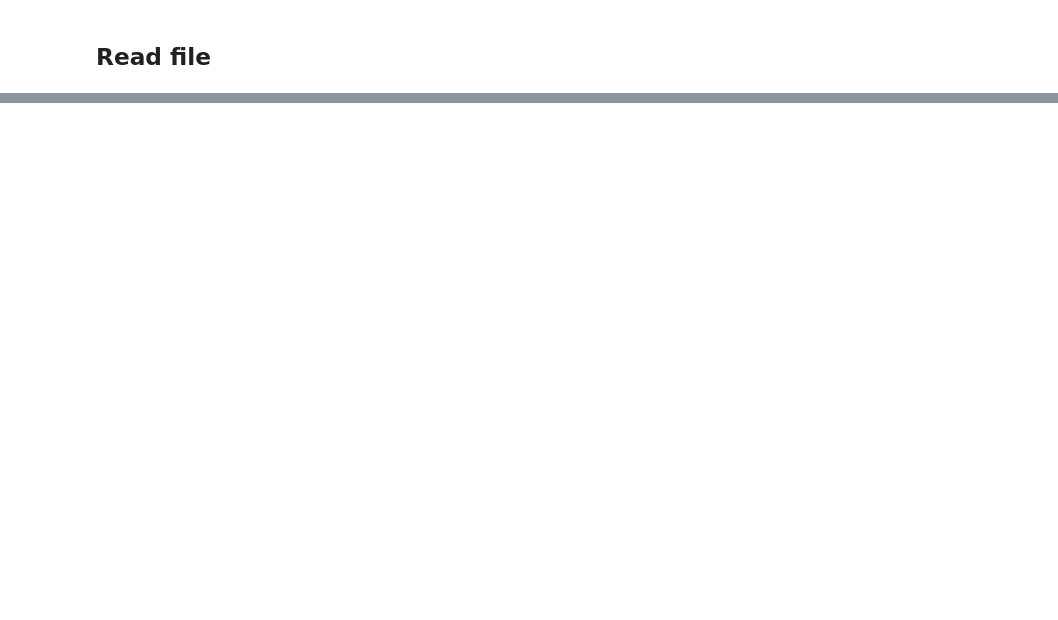
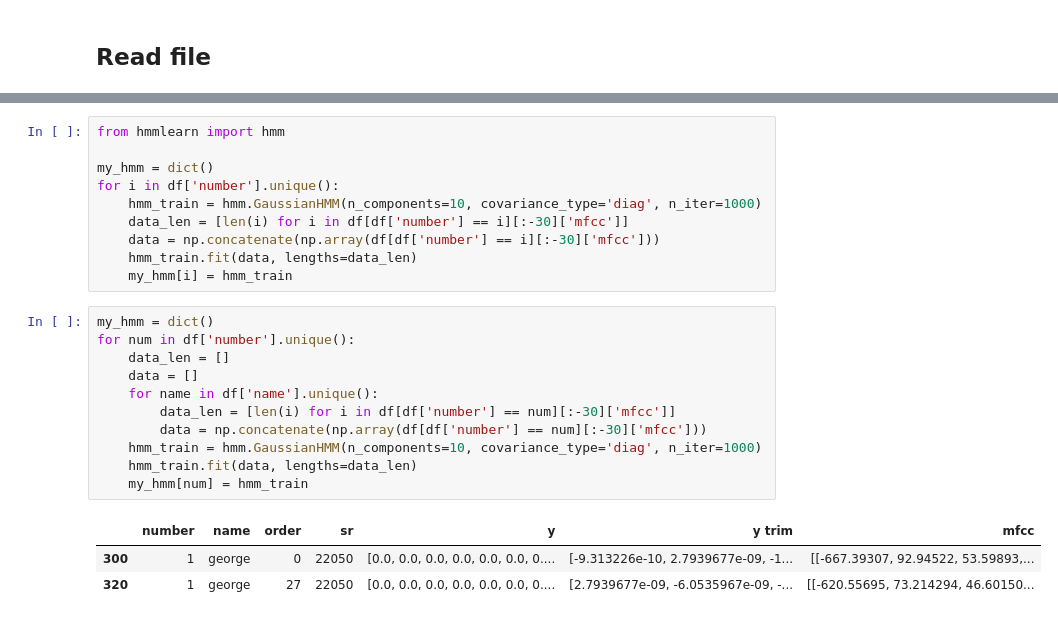
Before and after one commit to mvajhi/Introduction-to-Artificial-Intelligence-and-Machine-Learning, a Jupyter notebook: ca2/part1.ipynb, the cells around one changed output, grey strips where cells are left out. Drawn from its saved outputs; the diff is of its cells as text; blank space fills up the shorter version.

```diff
--- a/ca2/part1.ipynb
+++ b/ca2/part1.ipynb
@@ -100,0 +102,25 @@ df
+# %%
+from hmmlearn import hmm
+
+my_hmm = dict()
+for i in df['number'].unique():
+    hmm_train = hmm.GaussianHMM(n_components=10, covariance_type='diag', n_iter=1000)
+    data_len = [len(i) for i in df[df['number'] == i][:-30]['mfcc']]
+    data = np.concatenate(np.array(df[df['number'] == i][:-30]['mfcc']))
+    hmm_train.fit(data, lengths=data_len)
+    my_hmm[i] = hmm_train
+# %%
+my_hmm = dict()
+for num in df['number'].unique():
+    data_len = []
+    data = []
+    for name in df['name'].unique():
+        data_len = [len(i) for i in df[df['number'] == num][:-30]['mfcc']]
+        data = np.concatenate(np.array(df[df['number'] == num][:-30]['mfcc']))
+    hmm_train = hmm.GaussianHMM(n_components=10, covariance_type='diag', n_iter=1000)
+    hmm_train.fit(data, lengths=data_len)
+    my_hmm[num] = hmm_train
+# %% [output]
+|  | number | name | order | sr | y | y trim | mfcc |
+| 300 | 1 | george | 0 | 22050 | [0.0, 0.0, 0.0, 0.0, 0.0, 0.0, 0.... | [-9.313226e-10, 2.7939677e-09, -1... | [[-667.39307, 92.94522, 53.59893,... |
+| 320 | 1 | george | 27 | 22050 | [0.0, 0.0, 0.0, 0.0, 0.0, 0.0, 0.... | [2.7939677e-09, -6.0535967e-09, -... | [[-620.55695, 73.214294, 46.60150... |
```
Also changed, not shown: parts of 13 cells of this notebook.
